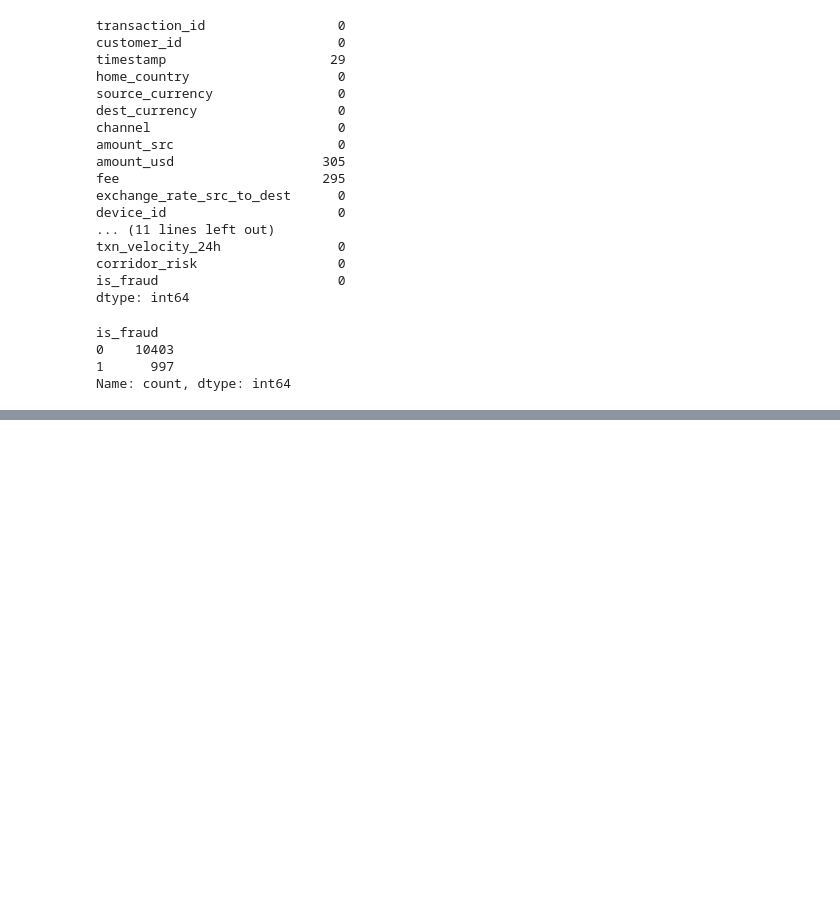
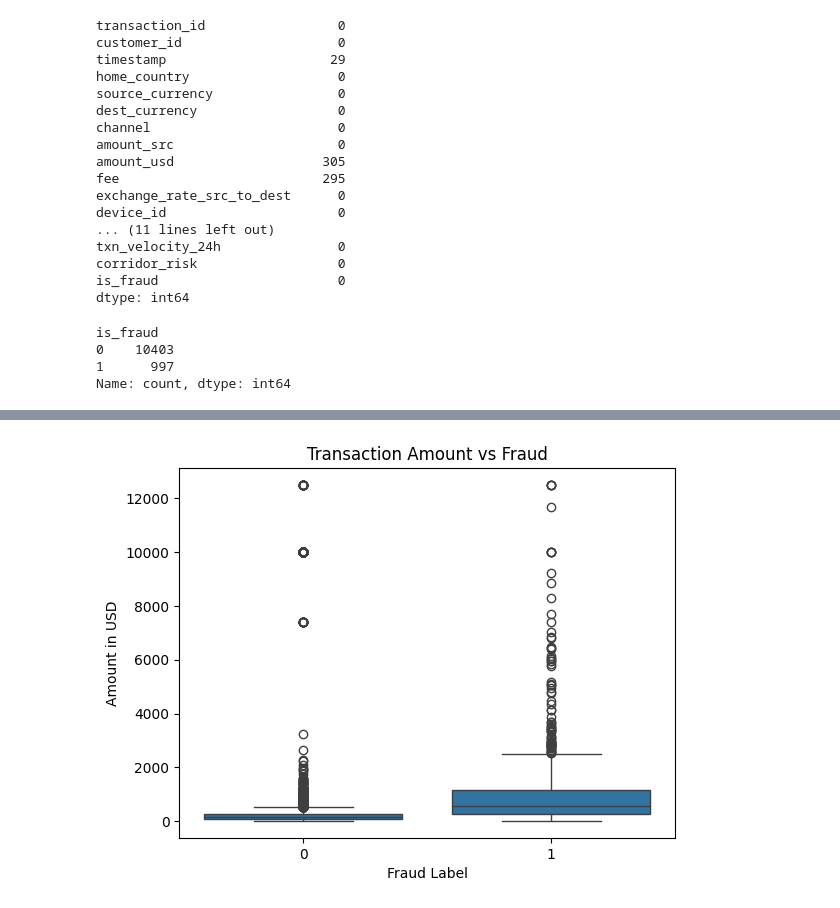
Before and after one commit to Barth40/fraud-detection-ml-platform, a Jupyter notebook: notebooks/01_fraud_eda.ipynb, the cells around one changed output, grey strips where cells are left out. Cells and saved outputs as stored; diff of their text form; code cells hidden in the pictures; blank space fills up the shorter version.

```diff
--- a/notebooks/01_fraud_eda.ipynb
+++ b/notebooks/01_fraud_eda.ipynb
@@ -93,0 +504,10 @@ df.describe()
+# %%
+# Fix spelling inconsistencies in kyc_tier
+
+df["kyc_tier"] = df["kyc_tier"].replace({
+    "enhancd": "enhanced",
+    "standrd": "standard"
+})
+
+# Verify unique values
+print(df["kyc_tier"].unique())
@@ -93,0 +595,9 @@ df.describe()
+# %%
+# Analyse transaction amount outliers by fraud label
+sns.boxplot(x="is_fraud", y="amount_usd", data=df)
+plt.title("Transaction Amount vs Fraud")
+plt.xlabel("Fraud Label")
+plt.ylabel("Amount in USD")
+plt.show()
+# %% [output]
+[figure, added]
```
Also changed, not shown: parts of 61 cells of this notebook, 1 other file.
